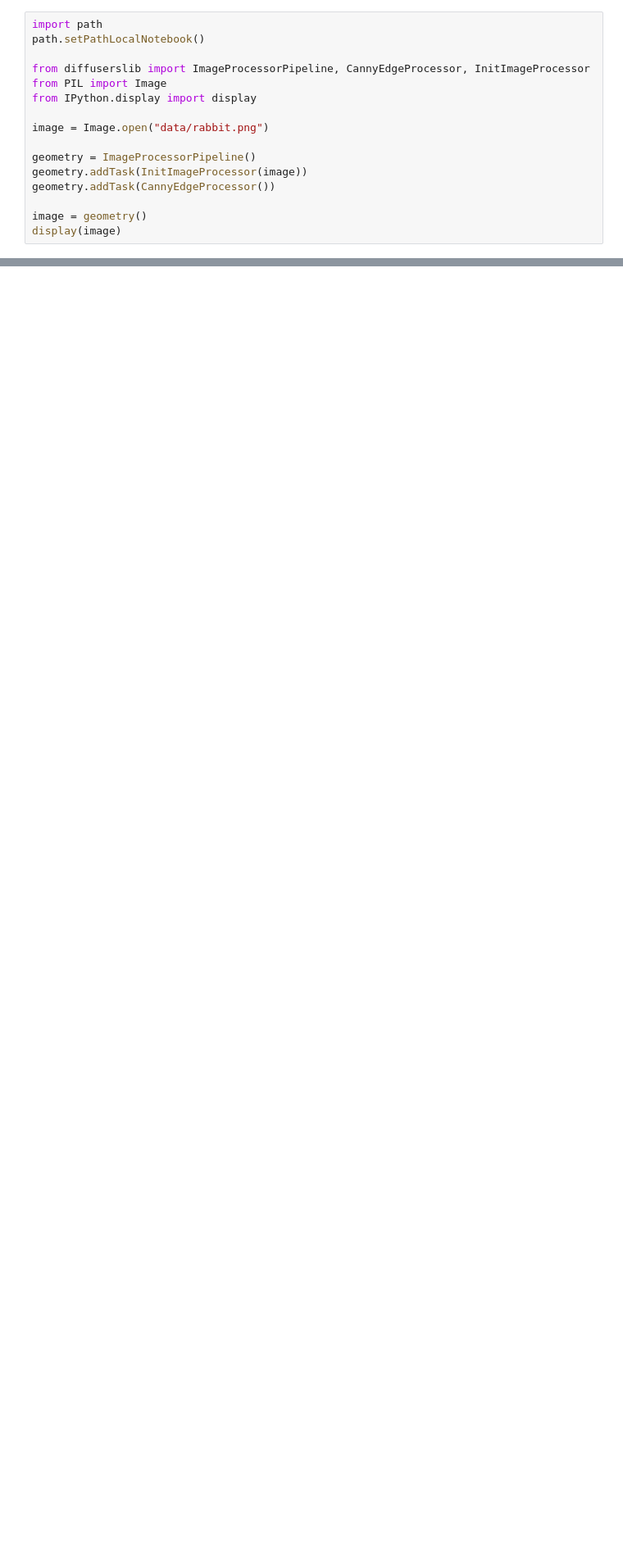
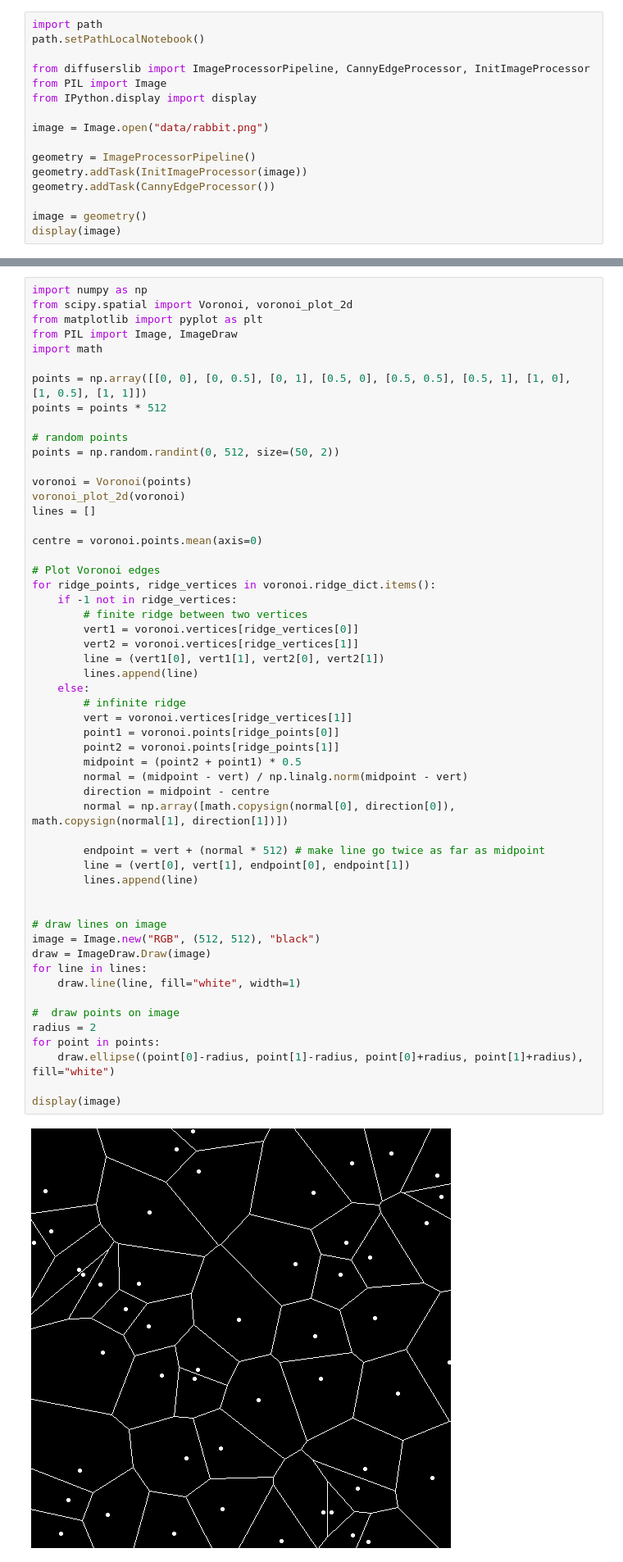
Before and after one commit to pigatron-industries/diffusers-playground, a Jupyter notebook: notebooks/examples/test_geometry.ipynb, the cells around one changed output, grey strips where cells are left out. Shown at 82% size. Saved outputs shown, nothing was run; the diff lists cells and outputs as text; blank space fills up the shorter version.

Commit message:
Generate Voronoi diagrams

```diff
--- a/notebooks/examples/test_geometry.ipynb
+++ b/notebooks/examples/test_geometry.ipynb
@@ -189,0 +217,56 @@ display(image)
+# %%
+import numpy as np
+from scipy.spatial import Voronoi, voronoi_plot_2d
+from matplotlib import pyplot as plt
+from PIL import Image, ImageDraw
+import math
+
+points = np.array([[0, 0], [0, 0.5], [0, 1], [0.5, 0], [0.5, 0.5], [0.5, 1], [1, 0], [1, 0.5], [1, 1]])
+points = points * 512
+
+# random points
+points = np.random.randint(0, 512, size=(50, 2))
+
+voronoi = Voronoi(points)
+voronoi_plot_2d(voronoi)
+lines = []
+
+centre = voronoi.points.mean(axis=0)
+
+# Plot Voronoi edges
+for ridge_points, ridge_vertices in voronoi.ridge_dict.items():
+    if -1 not in ridge_vertices:
+        # finite ridge between two vertices
+        vert1 = voronoi.vertices[ridge_vertices[0]]
+        vert2 = voronoi.vertices[ridge_vertices[1]]
+        line = (vert1[0], vert1[1], vert2[0], vert2[1])
+        lines.append(line)
+    else:
+        # infinite ridge
+        vert = voronoi.vertices[ridge_vertices[1]]
+        point1 = voronoi.points[ridge_points[0]]
+        point2 = voronoi.points[ridge_points[1]]
+        midpoint = (point2 + point1) * 0.5
+        normal = (midpoint - vert) / np.linalg.norm(midpoint - vert)
+        direction = midpoint - centre
+        normal = np.array([math.copysign(normal[0], direction[0]), math.copysign(normal[1], direction[1])])
+
+        endpoint = vert + (normal * 512) # make line go twice as far as midpoint
+        line = (vert[0], vert[1], endpoint[0], endpoint[1])
+        lines.append(line)
+
+
+# draw lines on image
+image = Image.new("RGB", (512, 512), "black")
+draw = ImageDraw.Draw(image)
+for line in lines:
+    draw.line(line, fill="white", width=1)
+
+#  draw points on image
+radius = 2
+for point in points:
+    draw.ellipse((point[0]-radius, point[1]-radius, point[0]+radius, point[1]+radius), fill="white")
+
+display(image)
+# %% [output]
+[figure, added]
```
Also changed, not shown: parts of 2 cells of this notebook, 8 other files.
